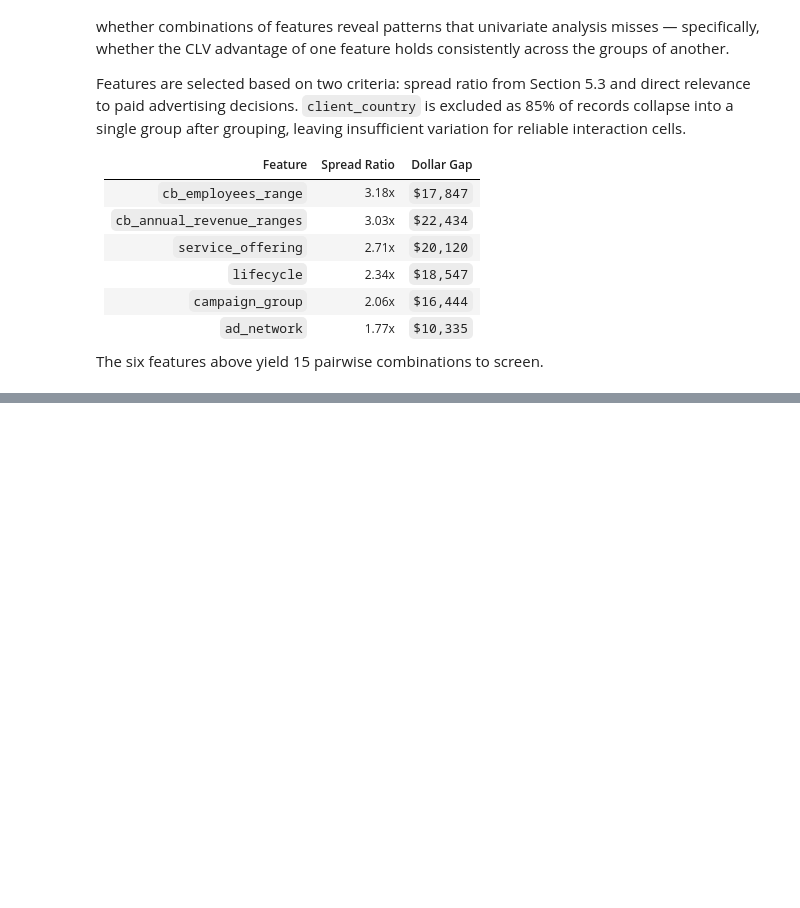
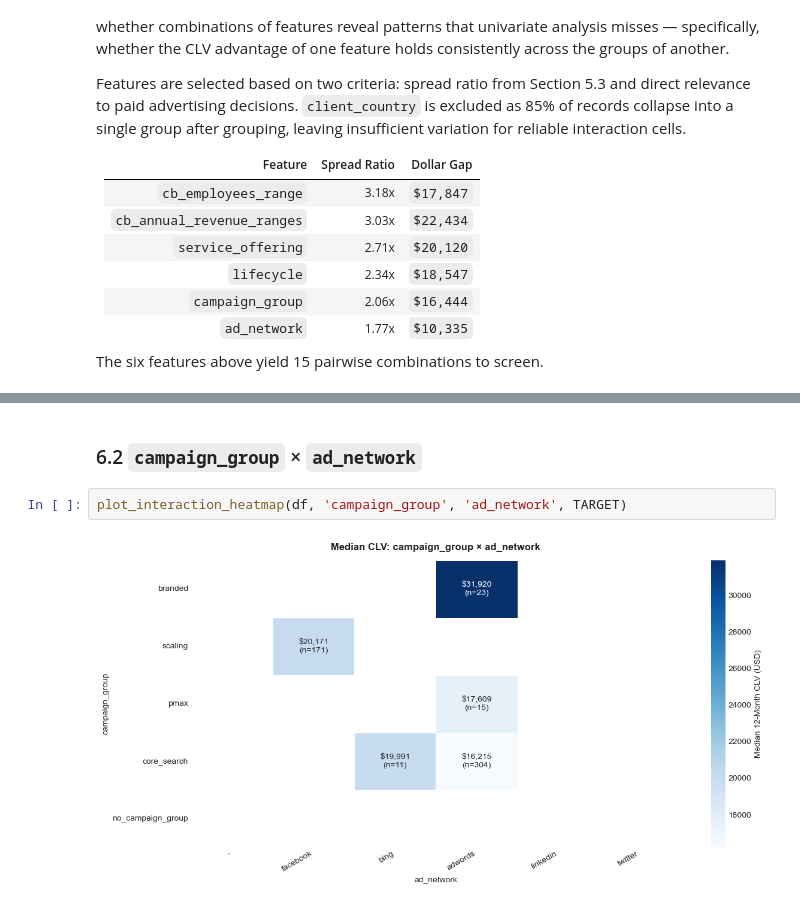
Before and after one commit to christianvibar/mab2134_algo1, a Jupyter notebook: notebooks/01_eda.ipynb, the cells around one changed output, grey strips where cells are left out. Cells and saved outputs as stored; diff of their text form; blank space fills up the shorter version.

```diff
--- a/notebooks/01_eda.ipynb
+++ b/notebooks/01_eda.ipynb
@@ -1396,0 +1463,6 @@ This section is the EDA memo. It synthesizes findings into decisions that carry
+# %% [markdown]
+### 6.2 `campaign_group` × `ad_network`
+# %%
+plot_interaction_heatmap(df, 'campaign_group', 'ad_network', TARGET)
+# %% [output]
+[figure, added]
```
Also changed, not shown: parts of 23 cells of this notebook.
